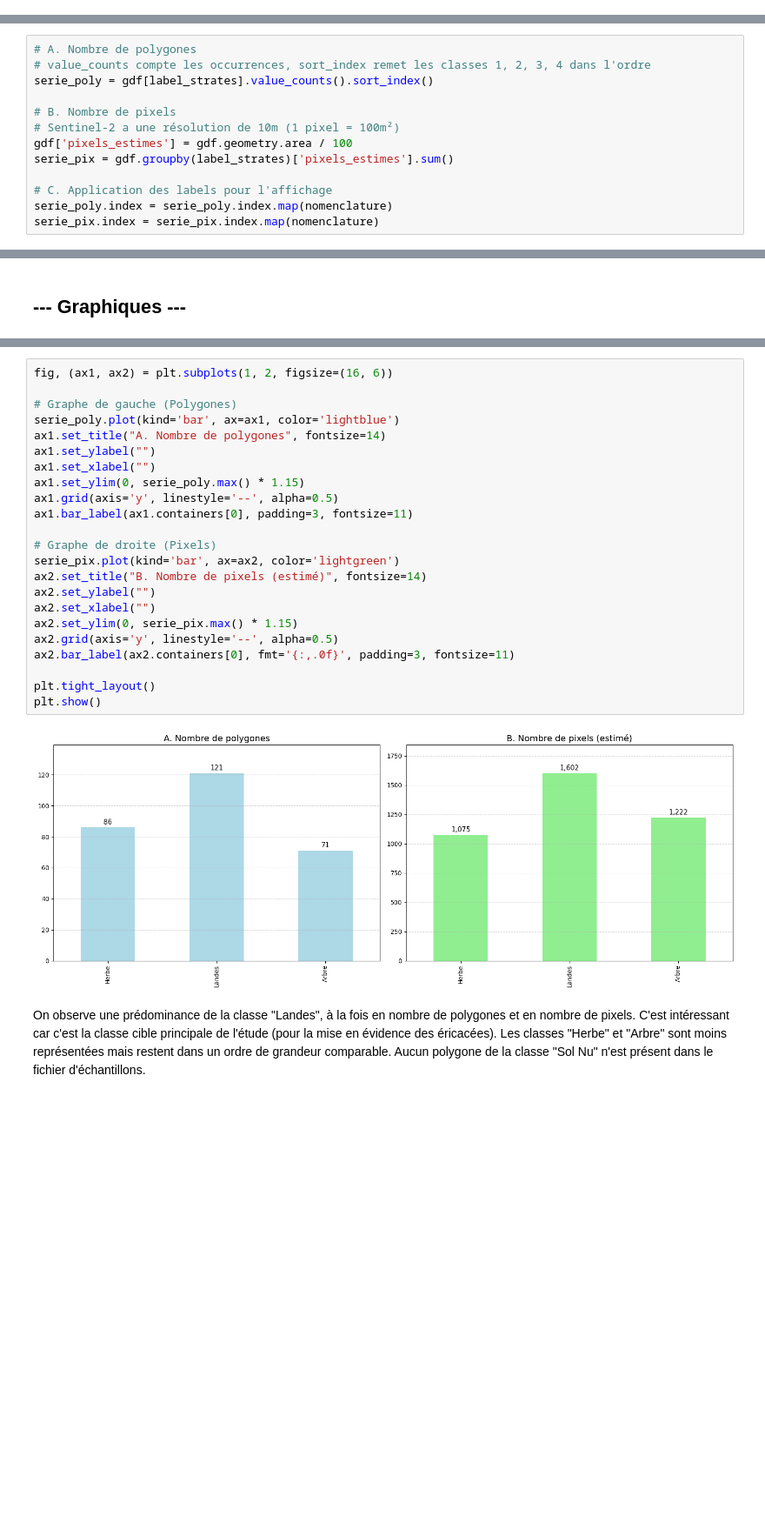
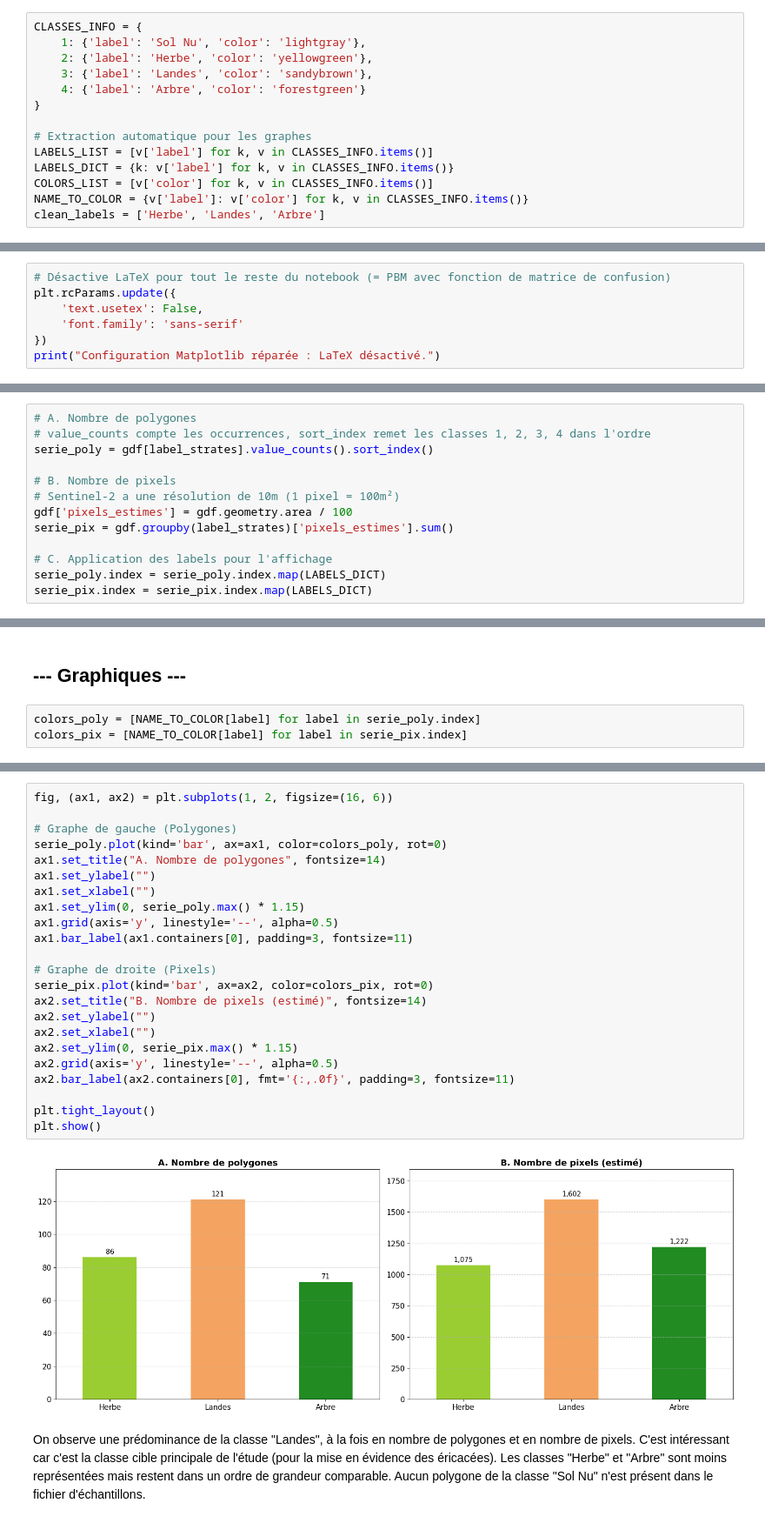
Before and after one commit to maximebrs/projet_telea_IBRES, a Jupyter notebook: projet_telea_IBRES_Maxime.ipynb, the cells around one changed output, grey strips where cells are left out. Shown at 87% size. Drawn from its saved outputs; the diff is of its cells as text; blank space fills up the shorter version.

```diff
--- a/projet_telea_IBRES_Maxime.ipynb
+++ b/projet_telea_IBRES_Maxime.ipynb
@@ -50,3 +81,17 @@ nomenclature = {
+# %%
+CLASSES_INFO = {
+    1: {'label': 'Sol Nu', 'color': 'lightgray'},
+    2: {'label': 'Herbe', 'color': 'yellowgreen'},
+    3: {'label': 'Landes', 'color': 'sandybrown'},
+    4: {'label': 'Arbre', 'color': 'forestgreen'}
+}
+
+# Extraction automatique pour les graphes
+LABELS_LIST = [v['label'] for k, v in CLASSES_INFO.items()]
+LABELS_DICT = {k: v['label'] for k, v in CLASSES_INFO.items()}
+COLORS_LIST = [v['color'] for k, v in CLASSES_INFO.items()]
+NAME_TO_COLOR = {v['label']: v['color'] for k, v in CLASSES_INFO.items()}
+clean_labels = ['Herbe', 'Landes', 'Arbre']
 # %% [markdown]
 ### ➥ Échantillons obtenues par photo interprétation
 # %%
@@ -78,0 +112,7 @@ B05_tab = rw.load_img_as_array(B05_path)
+# %%
+# Désactive LaTeX pour tout le reste du notebook (= PBM avec fonction de matrice de confusion)
+plt.rcParams.update({
+    'text.usetex': False,
+    'font.family': 'sans-serif'
+})
+print("Configuration Matplotlib réparée : LaTeX désactivé.")
@@ -89,8 +131,8 @@ gdf['pixels_estimes'] = gdf.geometry.area / 100
 serie_pix = gdf.groupby(label_strates)['pixels_estimes'].sum()
 
 # C. Application des labels pour l'affichage
-serie_poly.index = serie_poly.index.map(nomenclature)
-serie_pix.index = serie_pix.index.map(nomenclature)
+serie_poly.index = serie_poly.index.map(LABELS_DICT)
+serie_pix.index = serie_pix.index.map(LABELS_DICT)
 # %% [markdown]
 ## --- Tableau récapitulatif bilan ---
 # %%
@@ -128,6 +170,9 @@ display(df_recap_final.style.format({
 | TOTAL | 278 | 3,899 | 100.00 % | 100.00 % |
 # %% [markdown]
 ## --- Graphiques ---
+# %%
+colors_poly = [NAME_TO_COLOR[label] for label in serie_poly.index]
+colors_pix = [NAME_TO_COLOR[label] for label in serie_pix.index]
 # %%
 # A. Graphique Polygones
 plt.figure(figsize=(8, 6))
@@ -156,27 +205,27 @@ print(f"=> Graphique 'diag_baton_nb_pix_by_class.png' sauvegardé dans {result_p
 # %%
 fig, (ax1, ax2) = plt.subplots(1, 2, figsize=(16, 6))
 
 # Graphe de gauche (Polygones)
-serie_poly.plot(kind='bar', ax=ax1, color='lightblue')
+serie_poly.plot(kind='bar', ax=ax1, color=colors_poly, rot=0)
 ax1.set_title("A. Nombre de polygones", fontsize=14)
 ax1.set_ylabel("")
 ax1.set_xlabel("")
 ax1.set_ylim(0, serie_poly.max() * 1.15)
 ax1.grid(axis='y', linestyle='--', alpha=0.5)
 ax1.bar_label(ax1.containers[0], padding=3, fontsize=11)
 
 # Graphe de droite (Pixels)
-serie_pix.plot(kind='bar', ax=ax2, color='lightgreen')
+serie_pix.plot(kind='bar', ax=ax2, color=colors_pix, rot=0)
 ax2.set_title("B. Nombre de pixels (estimé)", fontsize=14)
 ax2.set_ylabel("")
 ax2.set_xlabel("")
 ax2.set_ylim(0, serie_pix.max() * 1.15)
 ax2.grid(axis='y', linestyle='--', alpha=0.5)
 ax2.bar_label(ax2.containers[0], fmt='{:,.0f}', padding=3, fontsize=11)
 
 plt.tight_layout()
 plt.show()
 # %% [output]
-[figure, old version]
+[figure, new version]
 # %% [markdown]
 On observe une prédominance de la classe "Landes", à la fois en nombre de polygones et en nombre de pixels. C'est intéressant car c'est la classe cible principale de l'étude (pour la mise en évidence des éricacées). Les classes "Herbe" et "Arbre" sont moins représentées mais restent dans un ordre de grandeur comparable. Aucun polygone de la classe "Sol Nu" n'est présent dans le fichier d'échantillons.
```
Also changed, not shown: parts of 62 cells of this notebook, 2 other files.
